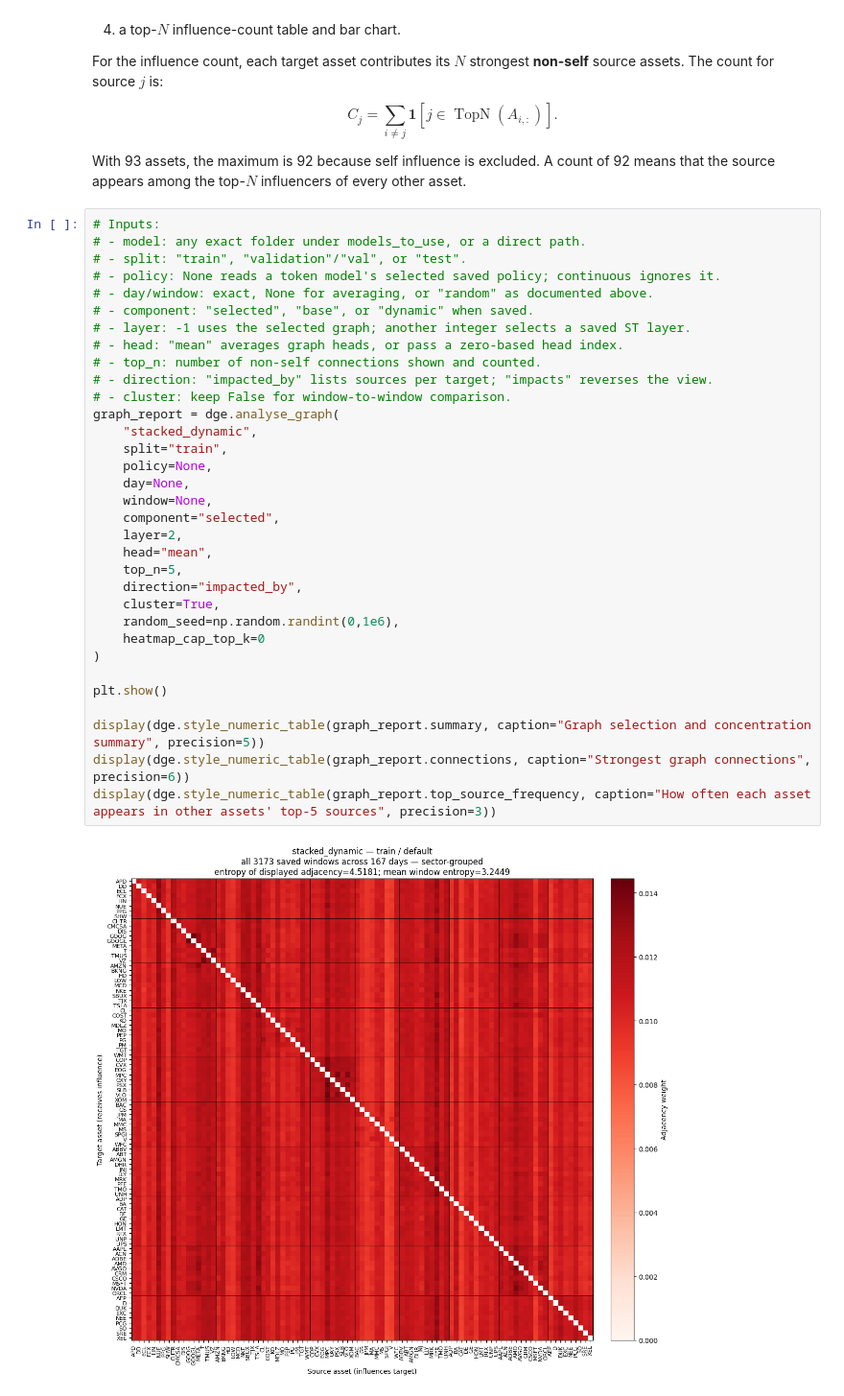
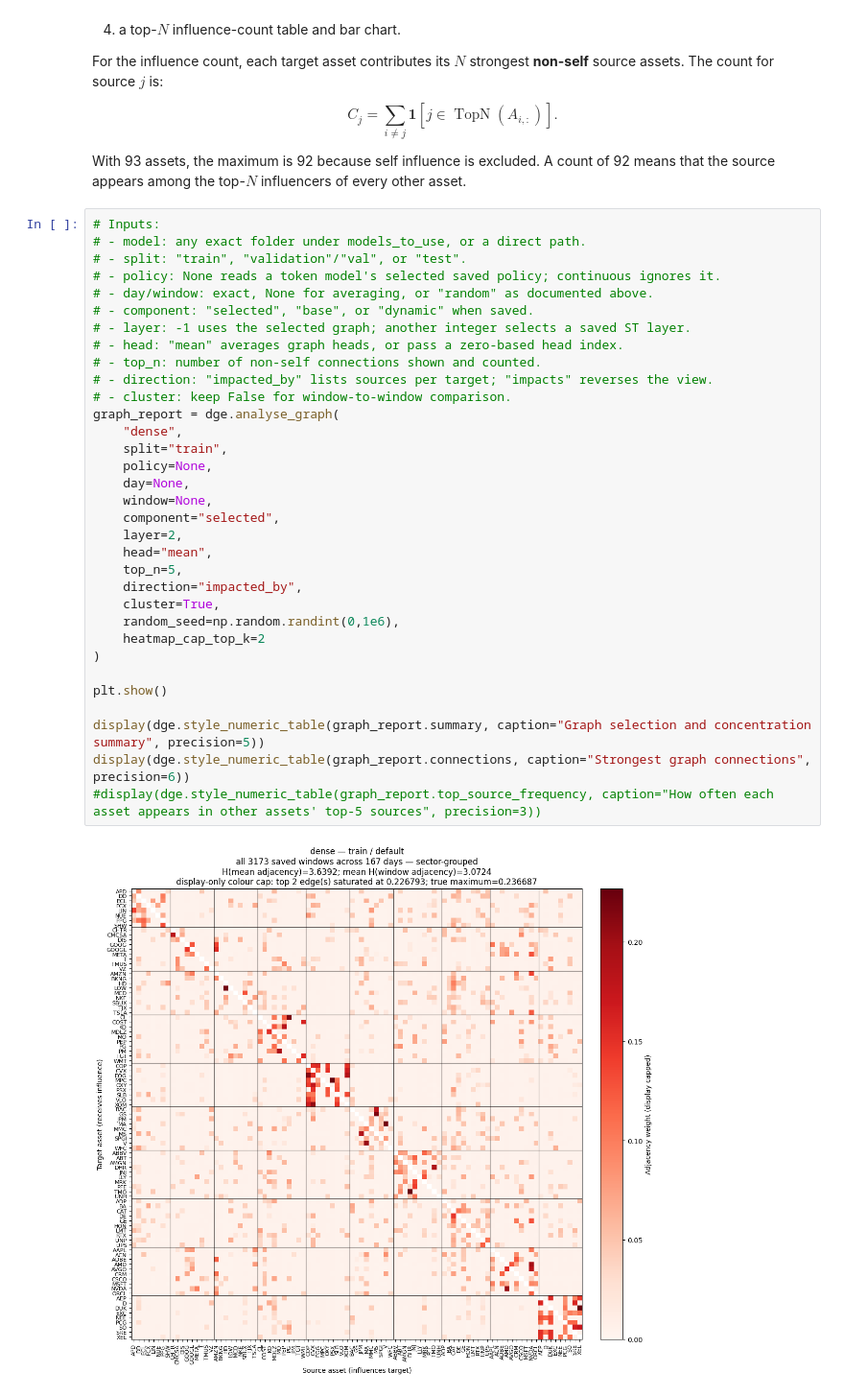
Before and after one commit to VishR-94/dynamic_graphs_thesis, a Jupyter notebook: notebooks/graph_hub.ipynb, the cells around one changed output. Shown at 96% size. Saved outputs shown, nothing was run; the diff lists cells and outputs as text.

```diff
--- a/notebooks/graph_hub.ipynb
+++ b/notebooks/graph_hub.ipynb
@@ -392,34 +335,34 @@ With 93 assets, the maximum is 92 because self influence is excluded. A count of
 # Inputs:
 # - model: any exact folder under models_to_use, or a direct path.
 # - split: "train", "validation"/"val", or "test".
 # - policy: None reads a token model's selected saved policy; continuous ignores it.
 # - day/window: exact, None for averaging, or "random" as documented above.
 # - component: "selected", "base", or "dynamic" when saved.
 # - layer: -1 uses the selected graph; another integer selects a saved ST layer.
 # - head: "mean" averages graph heads, or pass a zero-based head index.
 # - top_n: number of non-self connections shown and counted.
 # - direction: "impacted_by" lists sources per target; "impacts" reverses the view.
 # - cluster: keep False for window-to-window comparison.
 graph_report = dge.analyse_graph(
-    "stacked_dynamic",
+    "dense",
     split="train",
     policy=None,
     day=None,
     window=None,
     component="selected",
     layer=2,
     head="mean",
     top_n=5,
     direction="impacted_by",
     cluster=True,
     random_seed=np.random.randint(0,1e6),
-    heatmap_cap_top_k=0
+    heatmap_cap_top_k=2
 )
 
 plt.show()
 
 display(dge.style_numeric_table(graph_report.summary, caption="Graph selection and concentration summary", precision=5))
 display(dge.style_numeric_table(graph_report.connections, caption="Strongest graph connections", precision=6))
-display(dge.style_numeric_table(graph_report.top_source_frequency, caption="How often each asset appears in other assets' top-5 sources", precision=3))
+#display(dge.style_numeric_table(graph_report.top_source_frequency, caption="How often each asset appears in other assets' top-5 sources", precision=3))
 # %% [output]
-[figure, old version]
+[figure, new version]
```
Also changed, not shown: parts of 26 cells of this notebook, 5 other files.
